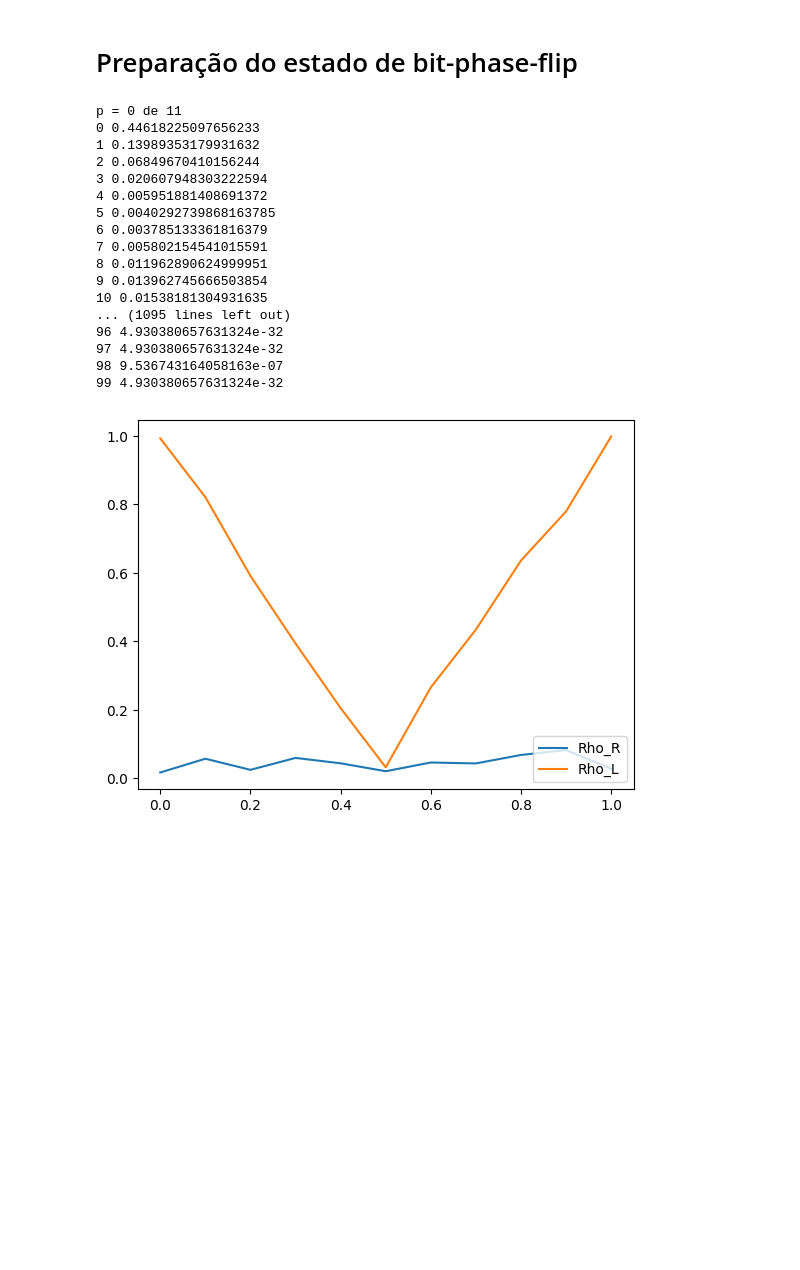
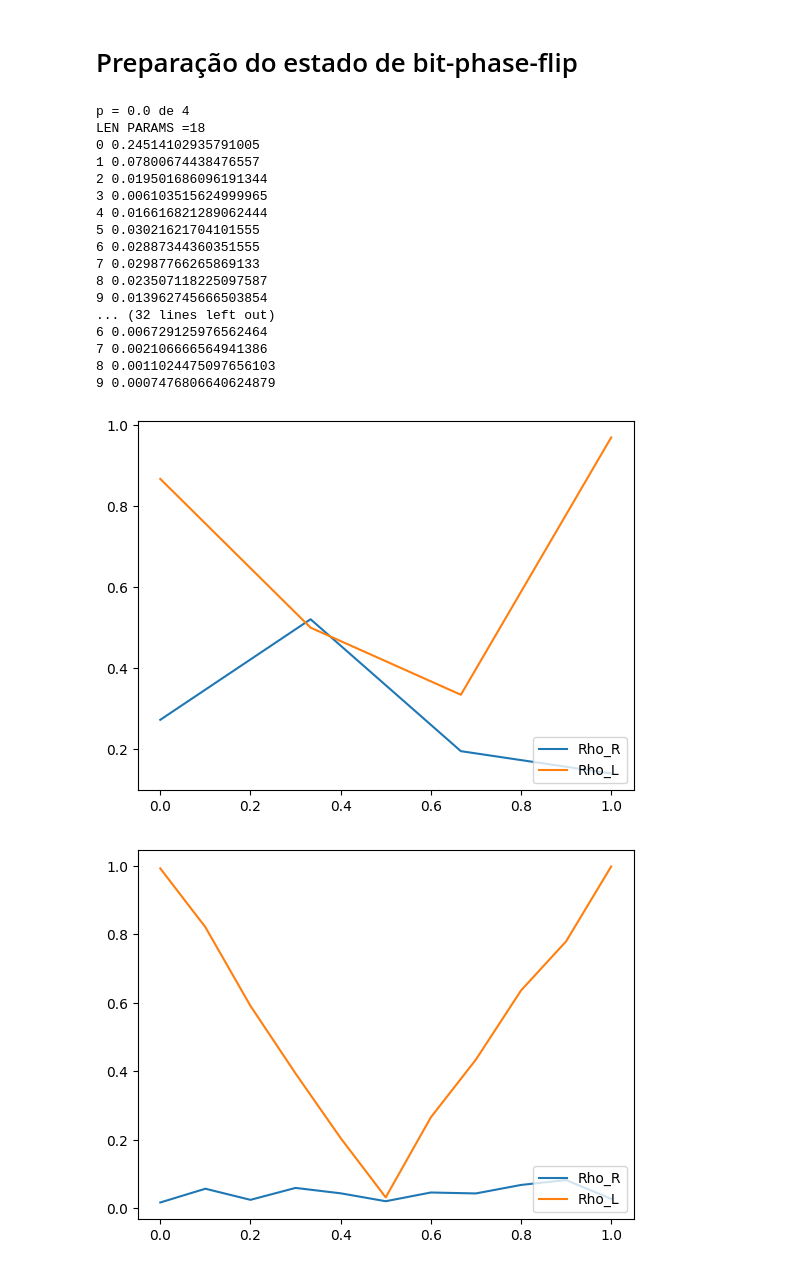
Before and after one commit to SchultzVV/Runtime-qiskit, a Jupyter notebook: bit-phase-flip.ipynb, the cells around one changed output. Drawn from its saved outputs; the diff is of its cells as text; code cells hidden in the pictures; blank space fills up the shorter version.

Commit message:
bit-flip com as funções organizadas:treinando com o best_params do estado anterior:fazendo tomografia de 2 qubits e tomando o traço parcial com numpy.

```diff
--- a/bit-phase-flip.ipynb
+++ b/bit-phase-flip.ipynb
@@ -10,18 +10,23 @@ from qiskit.ignis.verification.tomography import state_tomography_circuits, Stat
 from src.coherence import coh_l1
 
 # Para fazer o processo para cada valor de p
-#list_p = np.linspace(0,1,10)
-list_p = [0,0.1,0.2,0.3,0.4,0.5,0.6,0.7,0.8,0.9,1]
+#list_p = [0,0.1,0.2,0.3,0.4,0.5,0.6,0.7,0.8,0.9,1]
+list_p = np.linspace(0,1,4)
 n_qubits = 2
+depht = 4
 coerencias_R = []
 coerencias_L = []
 for p in list_p:
     print(f'p = {p} de {len(list_p)}')
-    circuit, params = general_vqacircuit_penny(n_qubits, 3)
+    n = 3*n_qubits*(1+depht)
+    params = np.random.normal(0,np.pi/2, n)
+    params = Variable(torch.tensor(params), requires_grad=True)
+    print(f'LEN PARAMS ={len(params)}')
+    circuit, _ = general_vqacircuit_penny(n_qubits, depht)
     target_vector, target_op = init_state_ref(n_qubits, p)
-    best_params, f = train(100, circuit, params, target_op)
+    params, f = train(100, circuit, params, target_op)
 
-    parametros = best_params.detach().numpy()
+    parametros = params.detach().numpy()
     qc, qr = general_vqacircuit_qiskit(n_qubits, parametros)
 
     qstc = state_tomography_circuits(qc, [qr[0],qr[1]])
@@ -37,23 +42,30 @@ for p in list_p:
     coerencias_R.append(cA_R)
     coerencias_L.append(cA_L)
 # %% [output]
-p = 0 de 11
-0 0.44618225097656233
-1 0.13989353179931632
-2 0.06849670410156244
-3 0.020607948303222594
-4 0.005951881408691372
-5 0.0040292739868163785
-6 0.003785133361816379
-7 0.005802154541015591
-8 0.011962890624999951
+p = 0.0 de 4
+LEN PARAMS =18
+0 0.24514102935791005
+1 0.07800674438476557
+2 0.019501686096191344
+3 0.006103515624999965
+4 0.016616821289062444
+5 0.03021621704101555
+6 0.02887344360351555
+7 0.02987766265869133
+8 0.023507118225097587
 9 0.013962745666503854
-10 0.01538181304931635
-... (1095 lines left out)
-96 4.930380657631324e-32
-97 4.930380657631324e-32
-98 9.536743164058163e-07
-99 4.930380657631324e-32
+... (32 lines left out)
+6 0.006729125976562464
+7 0.002106666564941386
+8 0.0011024475097656103
+9 0.0007476806640624879
+# %%
+plt.plot(list_p,coerencias_R,label='Rho_R')
+plt.plot(list_p,coerencias_L,label='Rho_L')
+plt.legend(loc=4)
+plt.show()
+# %% [output]
+[figure, added]
 # %%
 plt.plot(list_p,coerencias_R,label='Rho_R')
 plt.plot(list_p,coerencias_L,label='Rho_L')
```
Also changed, not shown: 3 other files.
